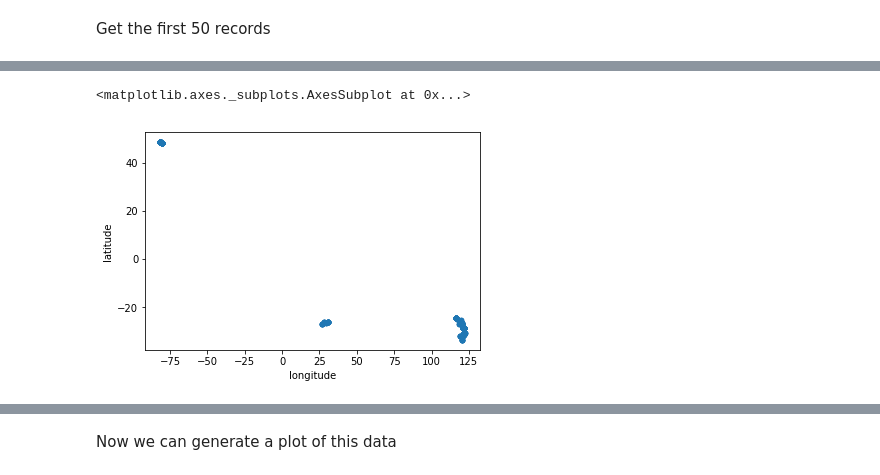
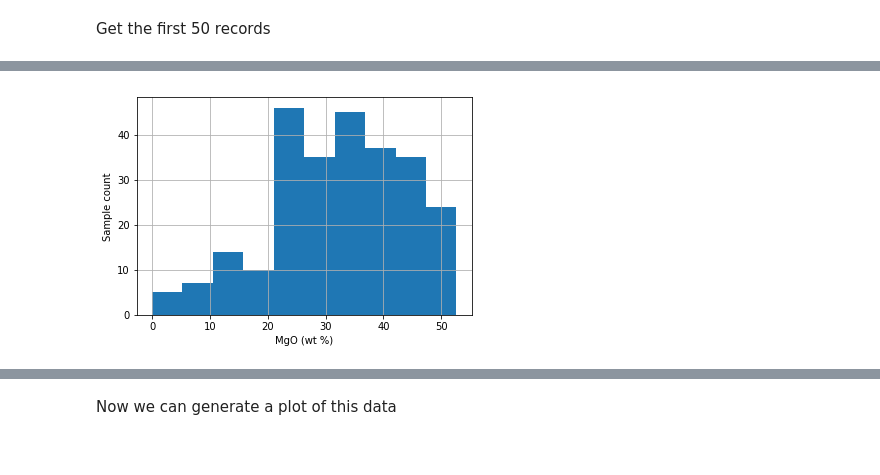
Before and after one commit to jesserobertson/earthchem-pyclient, a Jupyter notebook: examples/rest_queries.ipynb, the cells around one changed output, grey strips where cells are left out. Cells and saved outputs as stored; diff of their text form; code cells hidden in the pictures.

```diff
--- a/examples/rest_queries.ipynb
+++ b/examples/rest_queries.ipynb
@@ -44,5 +38,0 @@ df.mgo.hist()
-# %%
-df.plot('longitude', 'latitude', 'scatter')
-# %% [output]
-<matplotlib.axes._subplots.AxesSubplot at 0x...>
-[figure, removed]
@@ -48,0 +41,7 @@ df.plot('longitude', 'latitude', 'scatter')
+# %%
+fig = df.mgo.hist()
+fig.set_xlabel('MgO (wt %)')
+fig.set_ylabel('Sample count')
+plt.savefig('../docs/resources/mgo.png')
+# %% [output]
+[figure, added]
```
Also changed, not shown: parts of 7 cells of this notebook, 3 other files.
